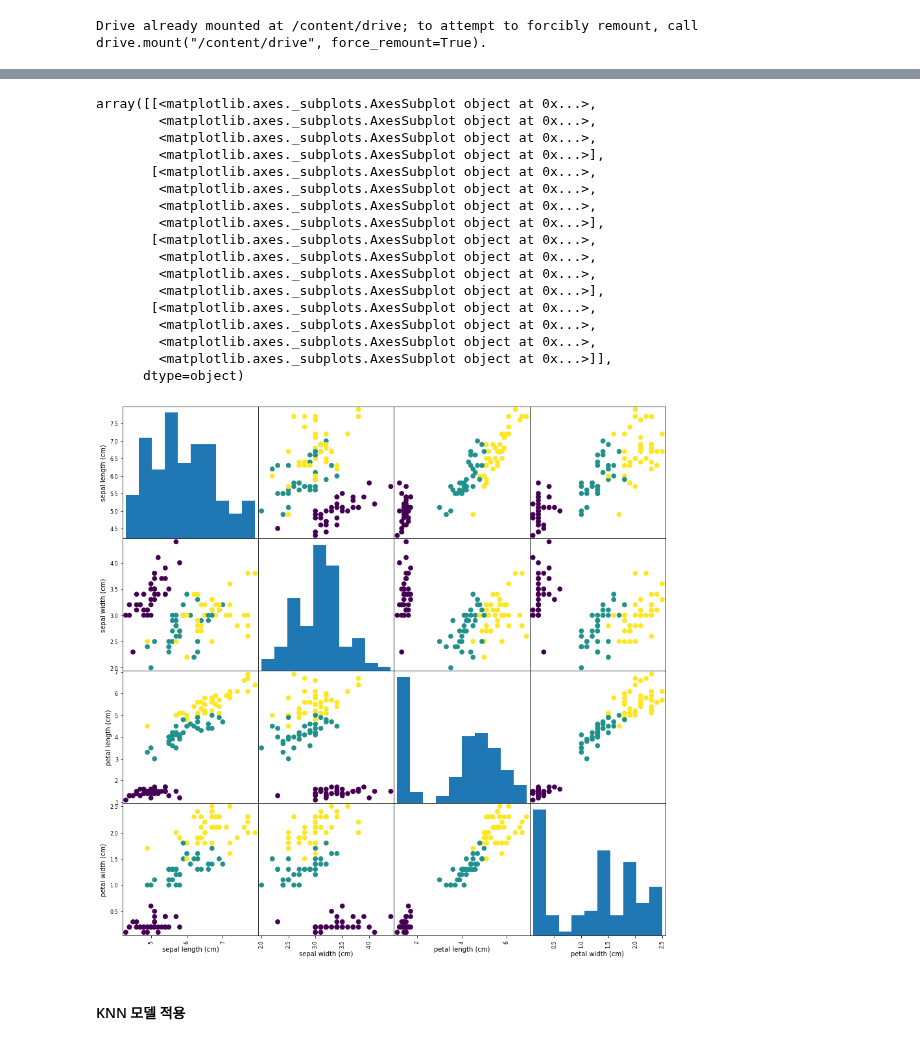
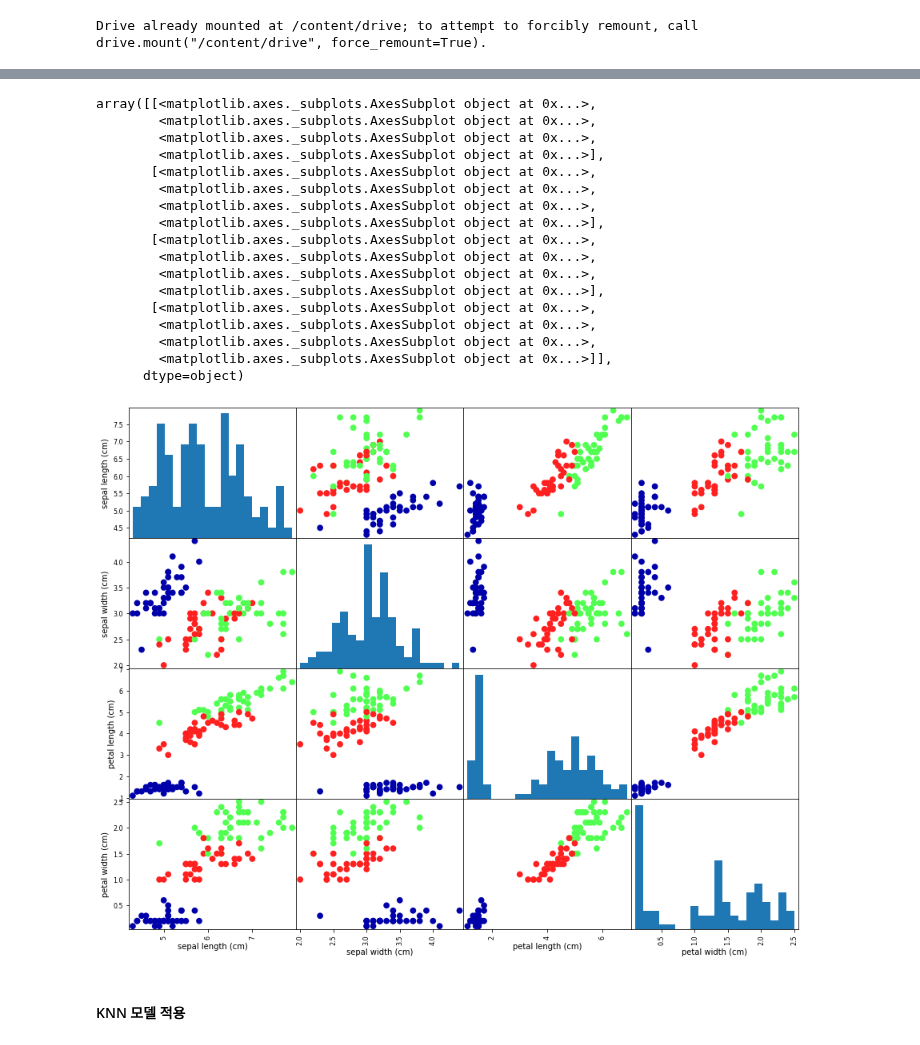
Before and after one commit to Minwoo-study/AIPrograming, a Jupyter notebook: 인공지능_프로그래밍_3주차_Iris_classification.ipynb, the cells around one changed output, grey strips where cells are left out. Cells and saved outputs as stored; diff of their text form; code cells hidden in the pictures.

```diff
--- a/인공지능_프로그래밍_3주차_Iris_classification.ipynb
+++ b/인공지능_프로그래밍_3주차_Iris_classification.ipynb
@@ -147,25 +164,25 @@ import mglearn
 # %%
 df_iris = pd.DataFrame(X_train, columns= iris_dataset.feature_names)
-pd.plotting.scatter_matrix(df_iris, c=y_train, figsize=(15, 15), marker ='o', s=60, alpha =8, )
+pd.plotting.scatter_matrix(df_iris, c=y_train, figsize=(15, 12), marker ='o', s=60, alpha =8, hist_kwds={'bins':20}, cmap=mglearn.cm3)
 # %% [output]
 array([[<matplotlib.axes._subplots.AxesSubplot object at 0x...>,
         <matplotlib.axes._subplots.AxesSubplot object at 0x...>,
         <matplotlib.axes._subplots.AxesSubplot object at 0x...>,
         <matplotlib.axes._subplots.AxesSubplot object at 0x...>],
        [<matplotlib.axes._subplots.AxesSubplot object at 0x...>,
         <matplotlib.axes._subplots.AxesSubplot object at 0x...>,
         <matplotlib.axes._subplots.AxesSubplot object at 0x...>,
         <matplotlib.axes._subplots.AxesSubplot object at 0x...>],
        [<matplotlib.axes._subplots.AxesSubplot object at 0x...>,
         <matplotlib.axes._subplots.AxesSubplot object at 0x...>,
         <matplotlib.axes._subplots.AxesSubplot object at 0x...>,
         <matplotlib.axes._subplots.AxesSubplot object at 0x...>],
        [<matplotlib.axes._subplots.AxesSubplot object at 0x...>,
         <matplotlib.axes._subplots.AxesSubplot object at 0x...>,
         <matplotlib.axes._subplots.AxesSubplot object at 0x...>,
         <matplotlib.axes._subplots.AxesSubplot object at 0x...>]],
       dtype=object)
-[figure, old version]
+[figure, new version]
 # %% [markdown]
 #### KNN 모델 적용
 # %%
```
Also changed, not shown: parts of 20 cells of this notebook.
